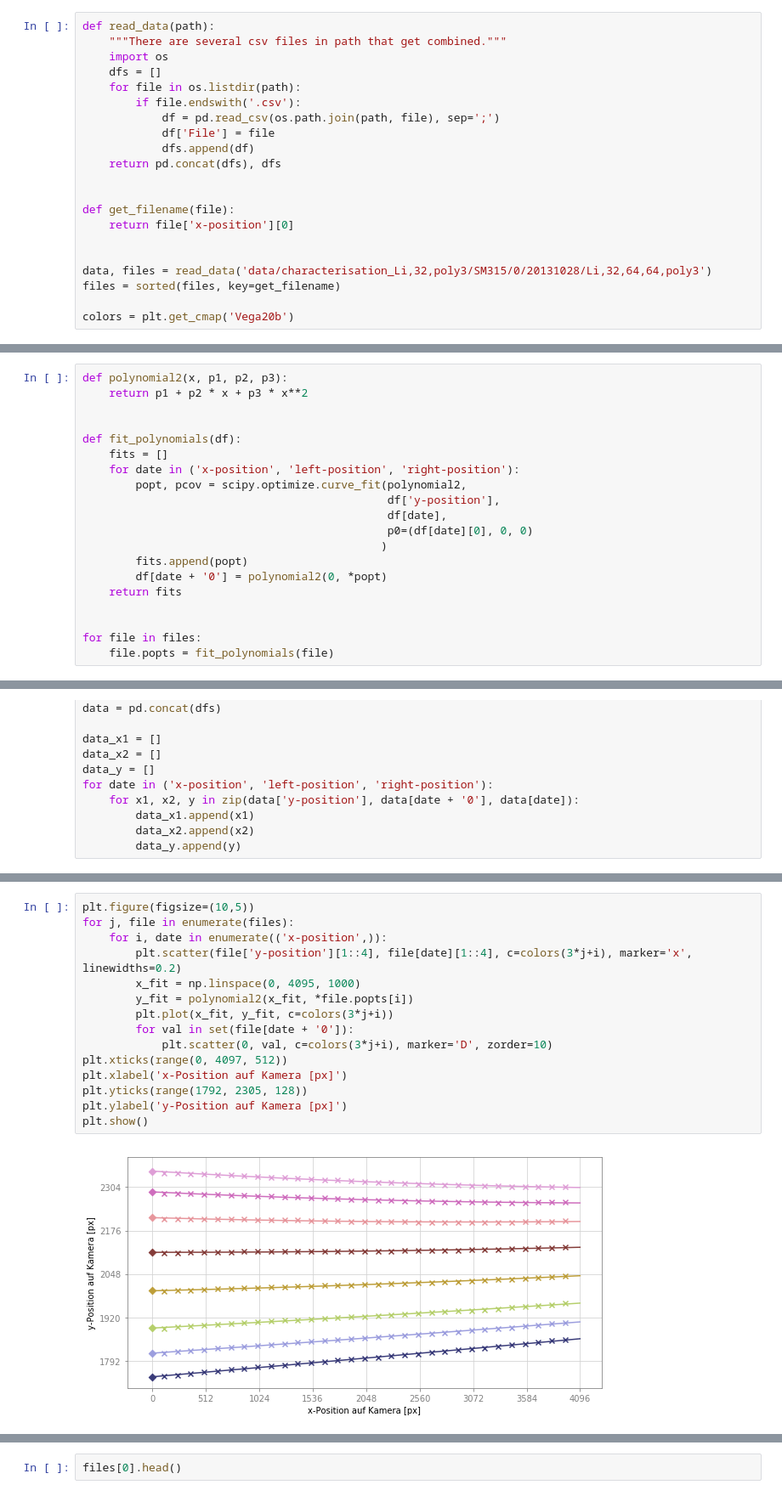
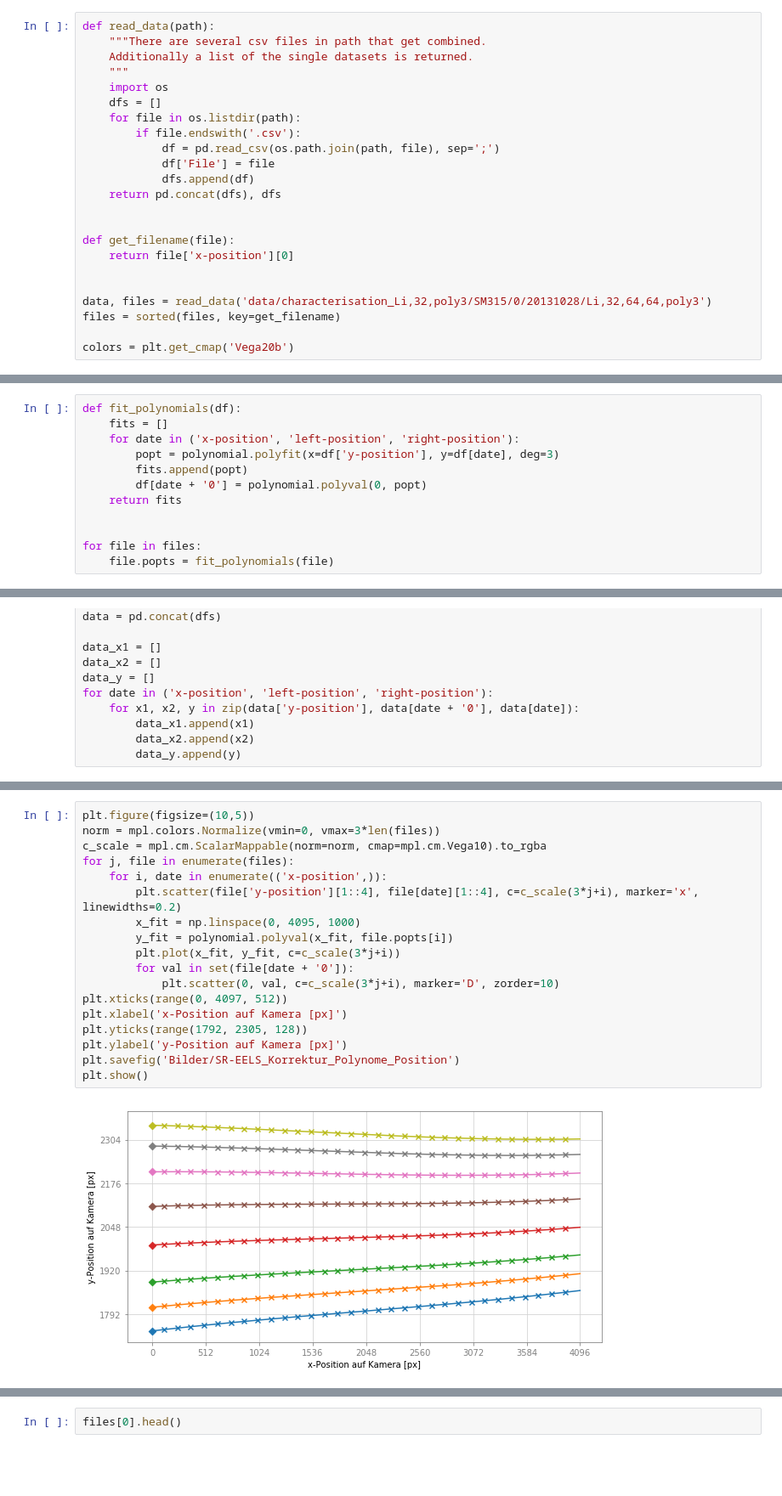
Before and after one commit to m-entrup/Dissertation, a Jupyter notebook: Jupyter-Notebooks/Kapitel3/SR-EELS-Korrektur.ipynb, the cells around one changed output, grey strips where cells are left out. Shown at 85% size. Cells and saved outputs as stored; diff of their text form; blank space fills up the shorter version.

```diff
--- a/Jupyter-Notebooks/Kapitel3/SR-EELS-Korrektur.ipynb
+++ b/Jupyter-Notebooks/Kapitel3/SR-EELS-Korrektur.ipynb
@@ -11,6 +17,8 @@ import numpy as np
 # %%
 def read_data(path):
-    """There are several csv files in path that get combined."""
+    """There are several csv files in path that get combined.
+    Additionally a list of the single datasets is returned.
+    """
     import os
     dfs = []
     for file in os.listdir(path):
@@ -32,18 +46,10 @@ colors = plt.get_cmap('Vega20b')
 # %%
-def polynomial2(x, p1, p2, p3):
-    return p1 + p2 * x + p3 * x**2
-
-
 def fit_polynomials(df):
     fits = []
     for date in ('x-position', 'left-position', 'right-position'):
-        popt, pcov = scipy.optimize.curve_fit(polynomial2,
-                                              df['y-position'],
-                                              df[date],
-                                              p0=(df[date][0], 0, 0)
-                                             )
+        popt = polynomial.polyfit(x=df['y-position'], y=df[date], deg=3)
         fits.append(popt)
-        df[date + '0'] = polynomial2(0, *popt)
+        df[date + '0'] = polynomial.polyval(0, popt)
     return fits
 
 
@@ -66,17 +76,20 @@ for date in ('x-position', 'left-position', 'right-position'):
 # %%
 plt.figure(figsize=(10,5))
+norm = mpl.colors.Normalize(vmin=0, vmax=3*len(files))
+c_scale = mpl.cm.ScalarMappable(norm=norm, cmap=mpl.cm.Vega10).to_rgba
 for j, file in enumerate(files):
     for i, date in enumerate(('x-position',)):
-        plt.scatter(file['y-position'][1::4], file[date][1::4], c=colors(3*j+i), marker='x', linewidths=0.2)
+        plt.scatter(file['y-position'][1::4], file[date][1::4], c=c_scale(3*j+i), marker='x', linewidths=0.2)
         x_fit = np.linspace(0, 4095, 1000)
-        y_fit = polynomial2(x_fit, *file.popts[i])
-        plt.plot(x_fit, y_fit, c=colors(3*j+i))
+        y_fit = polynomial.polyval(x_fit, file.popts[i])
+        plt.plot(x_fit, y_fit, c=c_scale(3*j+i))
         for val in set(file[date + '0']):
-            plt.scatter(0, val, c=colors(3*j+i), marker='D', zorder=10)
+            plt.scatter(0, val, c=c_scale(3*j+i), marker='D', zorder=10)
 plt.xticks(range(0, 4097, 512))
 plt.xlabel('x-Position auf Kamera [px]')
 plt.yticks(range(1792, 2305, 128))
 plt.ylabel('y-Position auf Kamera [px]')
+plt.savefig('Bilder/SR-EELS_Korrektur_Polynome_Position')
 plt.show()
 # %% [output]
-[figure, old version]
+[figure, new version]
```
Also changed, not shown: parts of 36 cells of this notebook, 6 other files.
